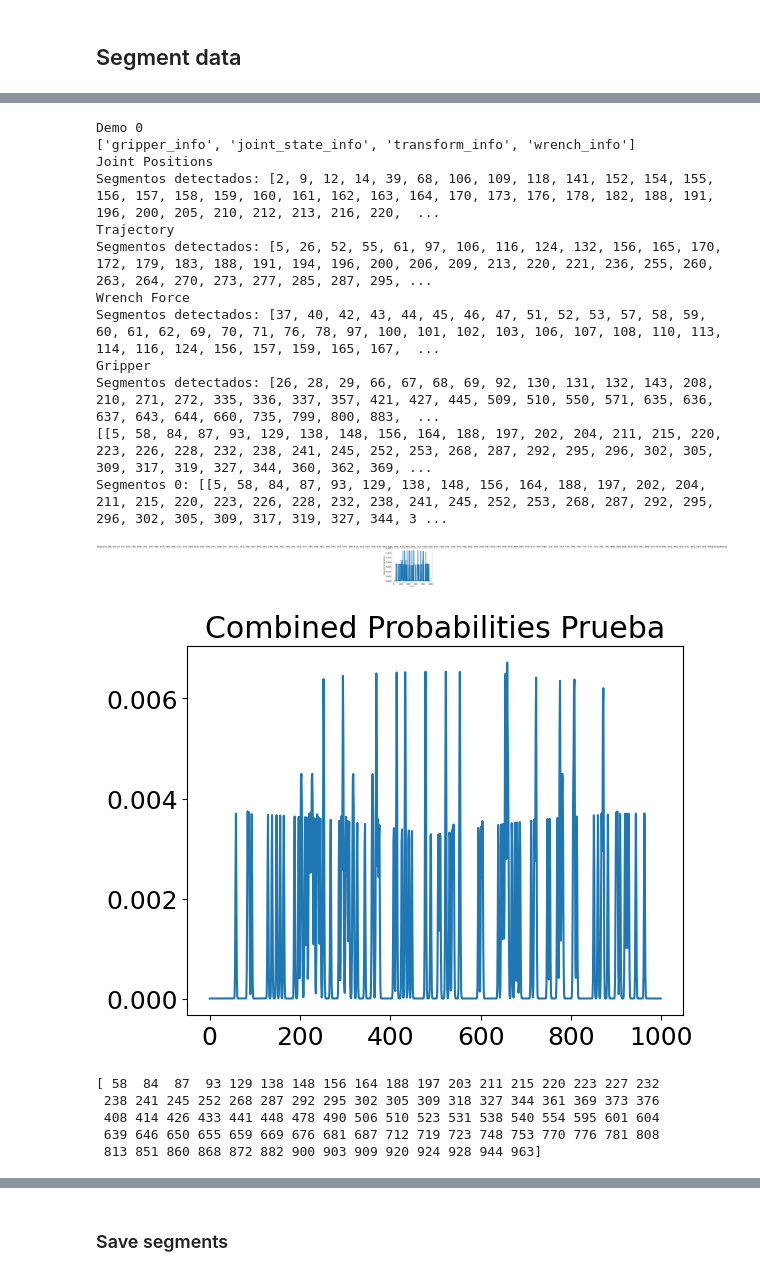
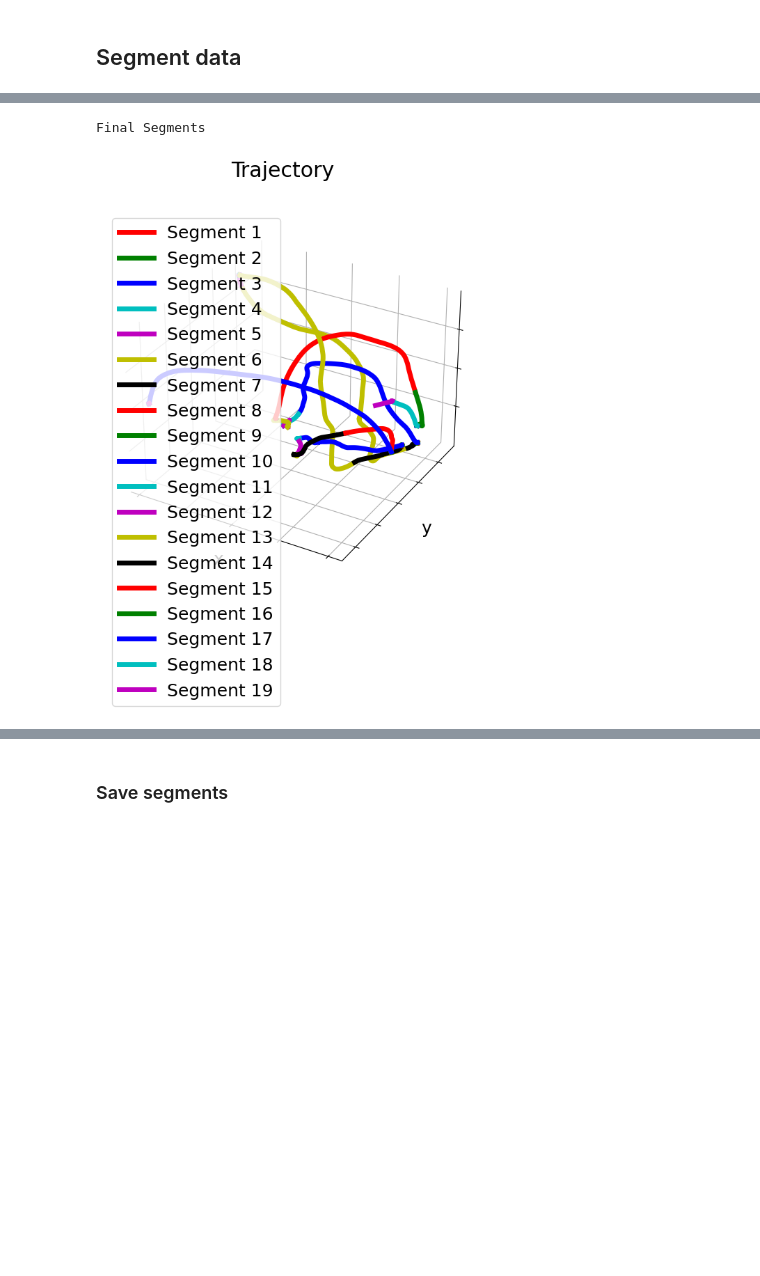
Before and after one commit to kir0ul/Segmentation-and-Grouping-Model, a Jupyter notebook: SegmentationProb/scripts/segm-ours.ipynb, the cells around one changed output, grey strips where cells are left out. Drawn from its saved outputs; the diff is of its cells as text; code cells hidden in the pictures; blank space fills up the shorter version.

Commit message:
fix: find more than 3 segments!

```diff
--- a/SegmentationProb/scripts/segm-ours.ipynb
+++ b/SegmentationProb/scripts/segm-ours.ipynb
@@ -73,7 +73,8 @@ assert data_path_root.exists()
 ground_truth_segm_file = data_path_root.parent / "segm_ground_truth.json"
 assert ground_truth_segm_file.exists()
 # %%
-filenum = 4
+filenums = [2, 3]
+filenum = filenums[0]
 # %%
 gt_segm_dict, video_file, hdf5_file = get_gtdict_filenames(
     ground_truth_segm_file=ground_truth_segm_file, filenum=filenum
@@ -516,4 +497,4 @@ def main3d(filenum):
 # %%
 # filenums = [0, 1]
-filenums = [0]
+# filenums = [4]
 resample_num = 1000
@@ -519,0 +535,10 @@ resample_num = 1000
+# %%
+# Concatenar todos los segmentos en un solo array
+# all_segments_flat = np.concatenate(all_segments).reshape(-1, 1)
+
+segments = probabilistically_combine(
+    all_segments, len(demo), window_size=140, n_samples=200, n_pass=0, plot=True
+)
+# segments = probabilistically_combine(
+#     all_segments, len(demo), window_size=1, n_samples=50, n_pass=2, plot=True
+# )
@@ -520,25 +569,4 @@ resample_num = 1000
 # %%
-# mode = 2 #* Mode of execution, it can be 2D or 3D
-# mode = 3 #* Mode of execution, it can be 2D or 3D
-
-all_segments = []
-all_demos = []
-segment_data = []
-
-# ?Segmentation in 3D
-# if mode == 3:
-for i, filenum in enumerate(filenums):  # * Number of demos
-    print(f"Demo {i}")
-    segments, demo = main3d(filenum=filenum)
-    print(segments)
-    all_segments.extend(segments)  # * use extend if you use multimodal demonstrations
-    all_demos.append(demo)
-    print(f"Segmentos {i}:", segments)
-# Concatenar todos los segmentos en un solo array
-# all_segments_flat = np.concatenate(all_segments).reshape(-1, 1)
-segments = probabilistically_combine(
-    all_segments, len(demo), 1, n_samples=50, n_pass=2, plot=True
-)
 # segments = all_segments
 print("Final Segments")
 # Figura para visualizar los segmentos
@@ -559,50 +587,33 @@ for j in range(len(all_demos)):
         # * Draw each segments
 
         ax.plot3D(
             demo[segments[i] : segments[i + 1], 0],
             demo[segments[i] : segments[i + 1], 1],
             demo[segments[i] : segments[i + 1], 2],
-            c=colors[i],
+            c=colors[i % len(colors)],
             label="Segment " + str(i + 1) if j == 0 else "",
             lw=5,
         )
         ax.set_xlabel("x")
         ax.set_ylabel("y")
         ax.set_zlabel("z")
         # First remove fill
         ax.xaxis.pane.fill = False
         ax.yaxis.pane.fill = False
         ax.zaxis.pane.fill = False
         # Now set color to white (or whatever is "invisible")
         ax.xaxis.pane.set_edgecolor("w")
         ax.yaxis.pane.set_edgecolor("w")
         ax.zaxis.pane.set_edgecolor("w")
         ax.set_xticklabels([])
         ax.set_yticklabels([])
         ax.set_zticklabels([])
         ax.legend()
         plt.tight_layout()
 
     segment_data.append(demo_segments)
 
 plt.show()
 # %% [output]
-Demo 0
-['gripper_info', 'joint_state_info', 'transform_info', 'wrench_info']
-Joint Positions
-Segmentos detectados: [2, 9, 12, 14, 39, 68, 106, 109, 118, 141, 152, 154, 155, 156, 157, 158, 159, 160, 161, 162, 163, 164, 170, 173, 176, 178, 182, 188, 191, 196, 200, 205, 210, 212, 213, 216, 220,  ...
-Trajectory
-Segmentos detectados: [5, 26, 52, 55, 61, 97, 106, 116, 124, 132, 156, 165, 170, 172, 179, 183, 188, 191, 194, 196, 200, 206, 209, 213, 220, 221, 236, 255, 260, 263, 264, 270, 273, 277, 285, 287, 295, ...
-Wrench Force
-Segmentos detectados: [37, 40, 42, 43, 44, 45, 46, 47, 51, 52, 53, 57, 58, 59, 60, 61, 62, 69, 70, 71, 76, 78, 97, 100, 101, 102, 103, 106, 107, 108, 110, 113, 114, 116, 124, 156, 157, 159, 165, 167,  ...
-Gripper
-Segmentos detectados: [26, 28, 29, 66, 67, 68, 69, 92, 130, 131, 132, 143, 208, 210, 271, 272, 335, 336, 337, 357, 421, 427, 445, 509, 510, 550, 571, 635, 636, 637, 643, 644, 660, 735, 799, 800, 883,  ...
-[[5, 58, 84, 87, 93, 129, 138, 148, 156, 164, 188, 197, 202, 204, 211, 215, 220, 223, 226, 228, 232, 238, 241, 245, 252, 253, 268, 287, 292, 295, 296, 302, 305, 309, 317, 319, 327, 344, 360, 362, 369, ...
-Segmentos 0: [[5, 58, 84, 87, 93, 129, 138, 148, 156, 164, 188, 197, 202, 204, 211, 215, 220, 223, 226, 228, 232, 238, 241, 245, 252, 253, 268, 287, 292, 295, 296, 302, 305, 309, 317, 319, 327, 344, 3 ...
+Final Segments
-[figure, old version]
+[figure, new version]
-[figure, removed]
-[ 58  84  87  93 129 138 148 156 164 188 197 203 211 215 220 223 227 232
- 238 241 245 252 268 287 292 295 302 305 309 318 327 344 361 369 373 376
- 408 414 426 433 441 448 478 490 506 510 523 531 538 540 554 595 601 604
- 639 646 650 655 659 669 676 681 687 712 719 723 748 753 770 776 781 808
- 813 851 860 868 872 882 900 903 909 920 924 928 944 963]
```
Also changed, not shown: parts of 31 cells of this notebook, 1 other file.
